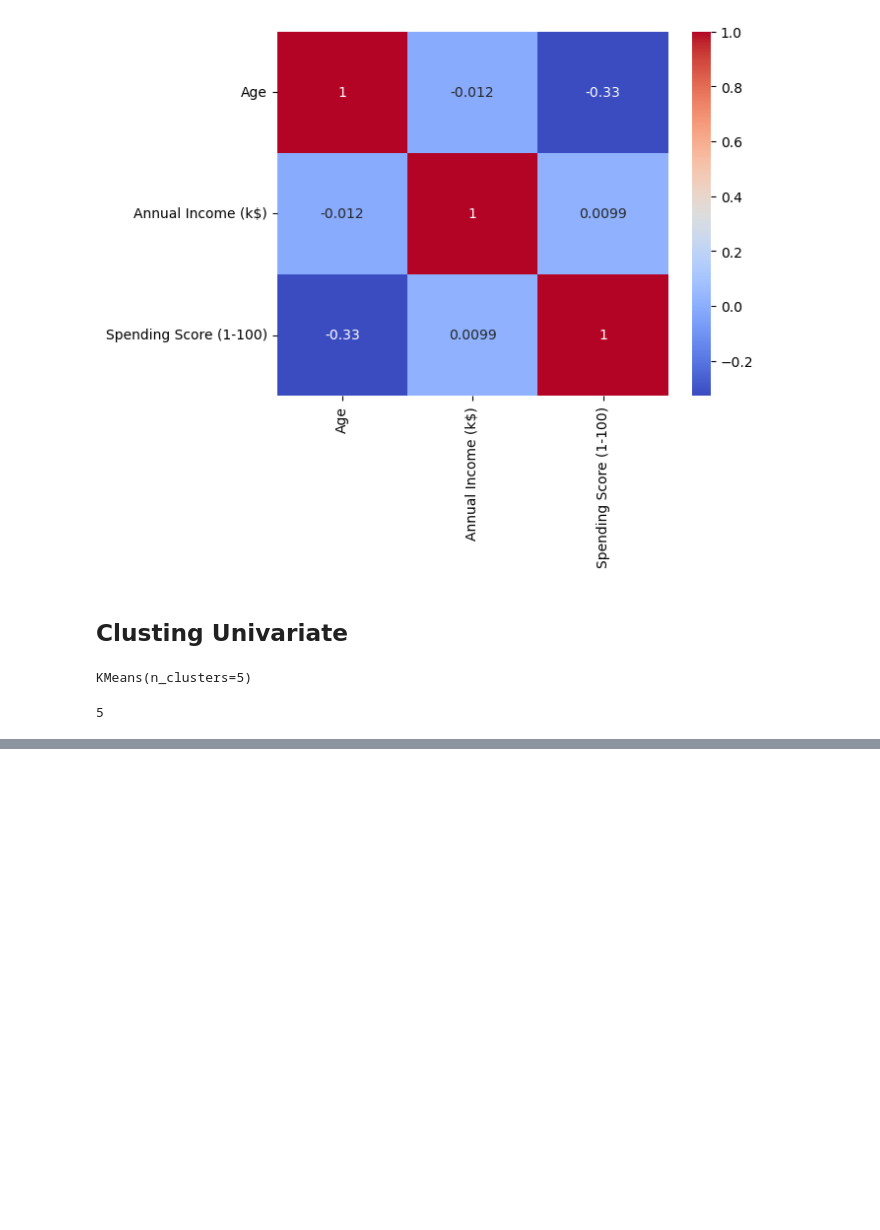
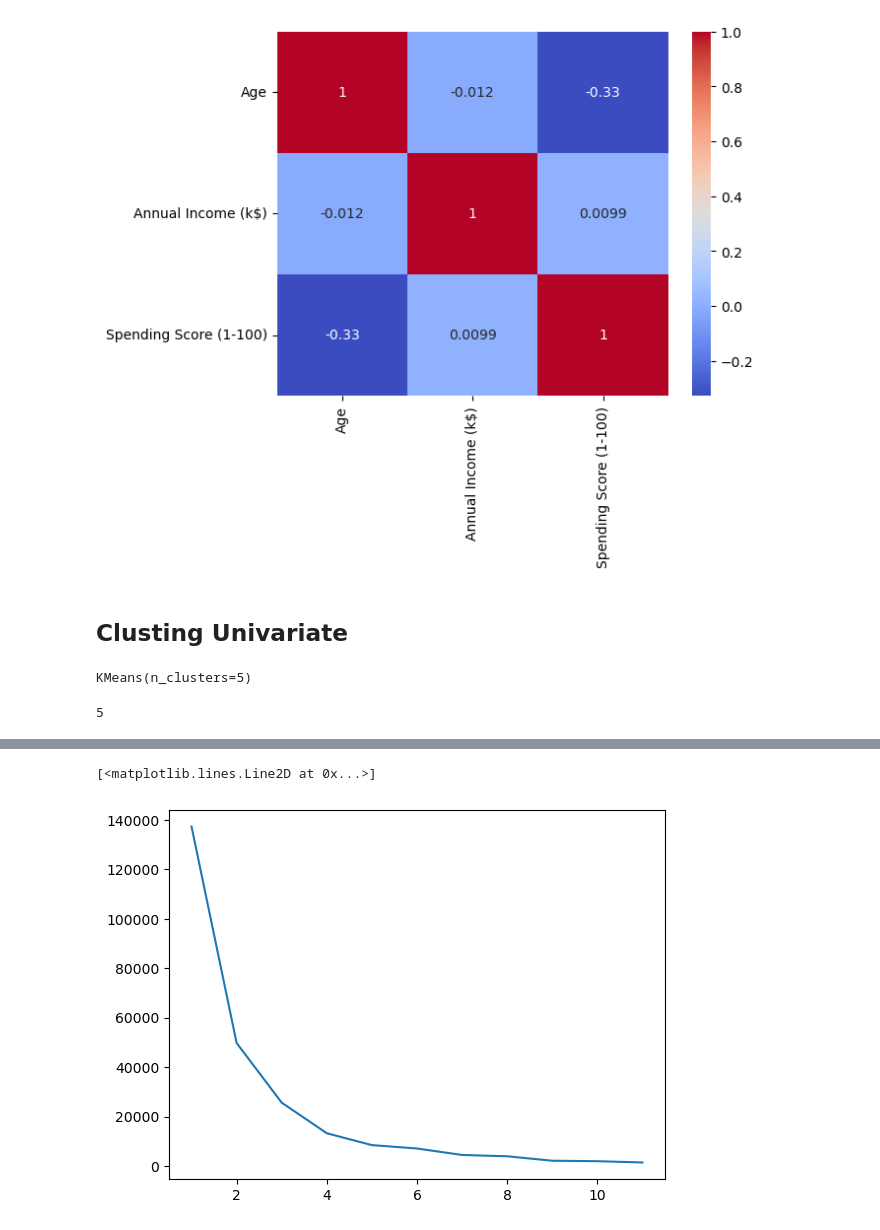
Before and after one commit to M3nnoun/Data-analysis, a Jupyter notebook: segment-shopping-customers/main.ipynb, the cells around one changed output, grey strips where cells are left out. Saved outputs shown, nothing was run; the diff lists cells and outputs as text; code cells hidden in the pictures; blank space fills up the shorter version.

```diff
--- a/segment-shopping-customers/main.ipynb
+++ b/segment-shopping-customers/main.ipynb
@@ -208,0 +262,5 @@ clustring_by1.inertia_
+# %%
+plt.plot(range(1,12),inertia_score)
+# %% [output]
+[<matplotlib.lines.Line2D at 0x...>]
+[figure, added]
```
Also changed, not shown: parts of 32 cells of this notebook.
